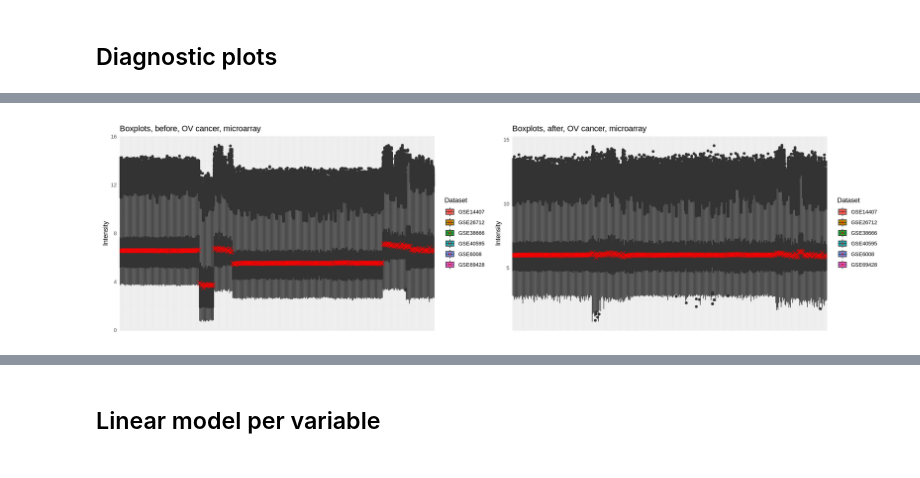
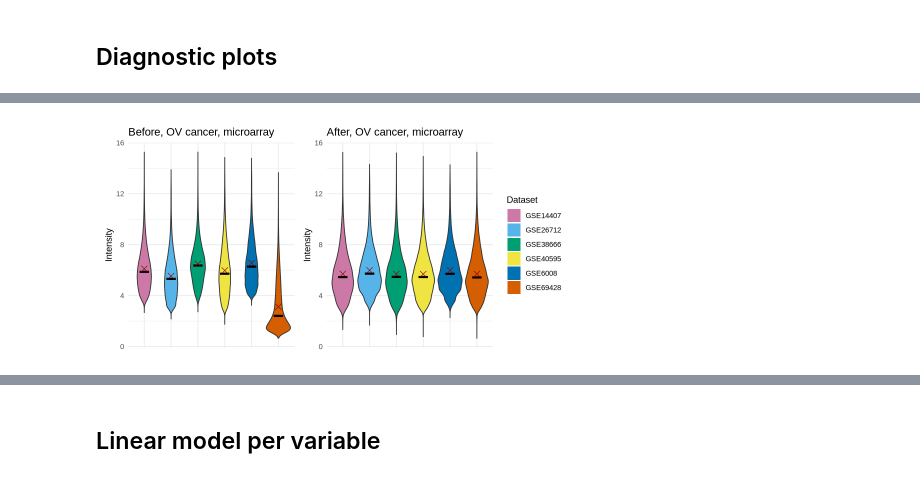
Before and after one commit to Freddsle/fedRBE, a Jupyter notebook: evaluation/evaluation_microarray.ipynb, the cells around one changed output, grey strips where cells are left out. Drawn from its saved outputs; the diff is of its cells as text; code cells hidden in the pictures.

```diff
--- a/evaluation/evaluation_microarray.ipynb
+++ b/evaluation/evaluation_microarray.ipynb
@@ -73,19 +69,41 @@ Warning message:
 # %%
-# sample 7000 rows for boxplots
-sample_cor <- central_corrected[sample(1:nrow(central_corrected), 7000),]
-sample_uncor <- central_uncorrected[sample(1:nrow(central_uncorrected), 7000),]
+# # sample 7000 rows for boxplots
+# sample_cor <- central_corrected[sample(1:nrow(central_corrected), 7000),]
+# sample_uncor <- central_uncorrected[sample(1:nrow(central_uncorrected), 7000),]
 
-boxplots_uncorrected <- boxplot_plot(sample_uncor, metadata,
-    title = paste("Boxplots, before, OV cancer, microarray"),
-    quantitativeColumnName = "file",
-    color_col = "Dataset", remove_xnames = T)
-boxplots_corrected <- boxplot_plot(sample_cor, metadata,
-    title = paste("Boxplots, after, OV cancer, microarray"),
-    quantitativeColumnName = "file",
-    color_col = "Dataset", remove_xnames = T)
+# boxplots_uncorrected <- boxplot_plot(sample_uncor, metadata,
+#     title = paste("Boxplots, before, OV cancer, microarray"),
+#     quantitativeColumnName = "file",
+#     color_col = "Dataset", remove_xnames = T)
+# boxplots_corrected <- boxplot_plot(sample_cor, metadata,
+#     title = paste("Boxplots, after, OV cancer, microarray"),
+#     quantitativeColumnName = "file",
+#     color_col = "Dataset", remove_xnames = T)
 
 
-options(repr.plot.width=18, repr.plot.height=5)
-layout
+# options(repr.plot.width=18, repr.plot.height=5)
+# layout
-# %% [output]
-[figure, removed]
+# %%
+# sample 7000 rows for boxplots
+sample_cor <- central_corrected[sample(1:nrow(central_corrected), 7000),]
+sample_uncor <- central_uncorrected[sample(1:nrow(central_uncorrected), 7000),]
+
+# # Determine the shared Y-axis limits
+y_min <- min(sample_cor, sample_uncor, na.rm = TRUE)
+y_max <- max(sample_cor, sample_uncor, na.rm = TRUE)
+y_limits <- c(y_min, y_max)
+
+boxplots_uncorrected <- boxplot_plot_groupped(sample_uncor, metadata,
+    title = paste("Before, OV cancer, microarray"),
+    quantitativeColumnName = "file",
+    color_col = "Dataset", remove_xnames = T, show_legend=F, y_limits = y_limits, cbPalette = cbPalette)
+boxplots_corrected <- boxplot_plot_groupped(sample_cor, metadata,
+    title = paste("After, OV cancer, microarray"),
+    quantitativeColumnName = "file",
+    color_col = "Dataset", remove_xnames = T, y_limits = y_limits, cbPalette = cbPalette)
+
+
+options(repr.plot.width=8, repr.plot.height=4)
+layout <- boxplots_uncorrected | boxplots_corrected
+layout
+# %% [output]
@@ -92 +126,2 @@ layout
+[figure, added]
 # %%
```
Also changed, not shown: parts of 10 cells of this notebook, 52 other files.
